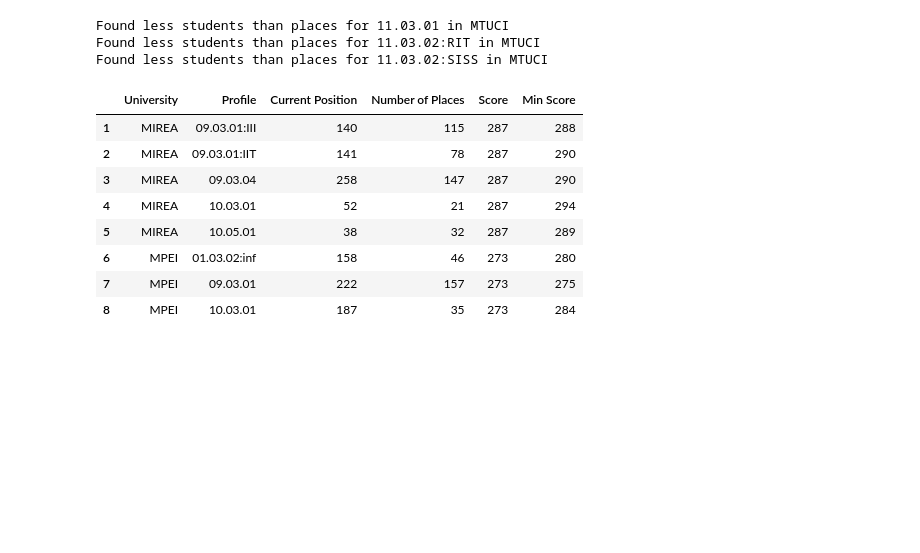
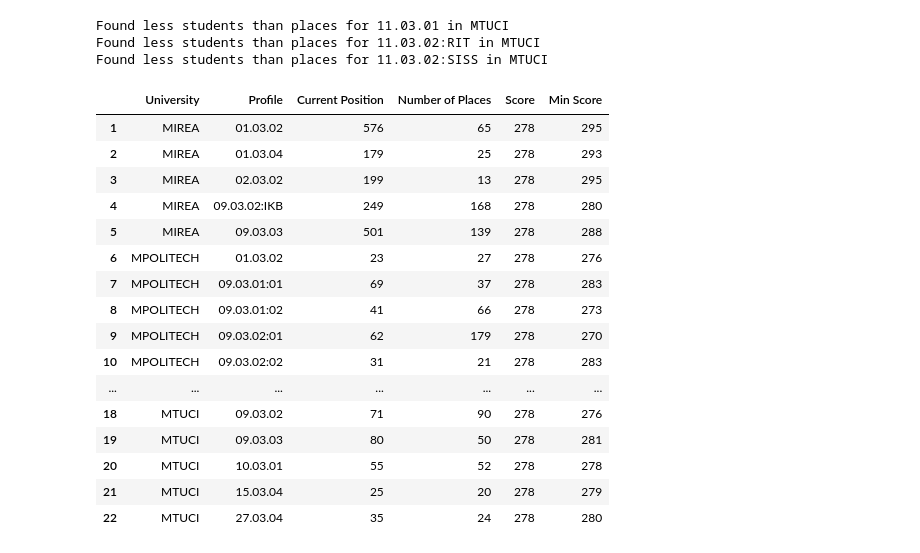
Before and after one commit to ValeriyKnyazhev/UniversityApplicationSystem, a Jupyter notebook: src/notebooks/Viewer.ipynb, the cells around one changed output. Saved outputs shown, nothing was run; the diff lists cells and outputs as text; code cells hidden in the pictures; blank space fills up the shorter version.

```diff
--- a/src/notebooks/Viewer.ipynb
+++ b/src/notebooks/Viewer.ipynb
@@ -193,16 +205,24 @@ system.show_agreements_statistics_by_universities_and_profiles()
-# %%
-system.show_current_situation_for(StudentId("142-312-839 24"))
-# %% [output]
-Found less students than places for 11.03.01 in MTUCI
-Found less students than places for 11.03.02:RIT in MTUCI
-Found less students than places for 11.03.02:SISS in MTUCI
-|  | University | Profile | Current Position | Number of Places | Score | Min Score |
-| 1 | MIREA | 09.03.01:III | 140 | 115 | 287 | 288 |
-| 2 | MIREA | 09.03.01:IIT | 141 | 78 | 287 | 290 |
-| 3 | MIREA | 09.03.04 | 258 | 147 | 287 | 290 |
-| 4 | MIREA | 10.03.01 | 52 | 21 | 287 | 294 |
-| 5 | MIREA | 10.05.01 | 38 | 32 | 287 | 289 |
-| 6 | MPEI | 01.03.02:inf | 158 | 46 | 273 | 280 |
-| 7 | MPEI | 09.03.01 | 222 | 157 | 273 | 275 |
-| 8 | MPEI | 10.03.01 | 187 | 35 | 273 | 284 |
+# %%
+system.show_current_situation_for(StudentId("185-597-938 50"))
+# %% [output]
+Found less students than places for 11.03.01 in MTUCI
+Found less students than places for 11.03.02:RIT in MTUCI
+Found less students than places for 11.03.02:SISS in MTUCI
+|  | University | Profile | Current Position | Number of Places | Score | Min Score |
+| 1 | MIREA | 01.03.02 | 576 | 65 | 278 | 295 |
+| 2 | MIREA | 01.03.04 | 179 | 25 | 278 | 293 |
+| 3 | MIREA | 02.03.02 | 199 | 13 | 278 | 295 |
+| 4 | MIREA | 09.03.02:IKB | 249 | 168 | 278 | 280 |
+| 5 | MIREA | 09.03.03 | 501 | 139 | 278 | 288 |
+| 6 | MPOLITECH | 01.03.02 | 23 | 27 | 278 | 276 |
+| 7 | MPOLITECH | 09.03.01:01 | 69 | 37 | 278 | 283 |
+| 8 | MPOLITECH | 09.03.01:02 | 41 | 66 | 278 | 273 |
+| 9 | MPOLITECH | 09.03.02:01 | 62 | 179 | 278 | 270 |
+| 10 | MPOLITECH | 09.03.02:02 | 31 | 21 | 278 | 283 |
+| ... | ... | ... | ... | ... | ... | ... |
+| 18 | MTUCI | 09.03.02 | 71 | 90 | 278 | 276 |
+| 19 | MTUCI | 09.03.03 | 80 | 50 | 278 | 281 |
+| 20 | MTUCI | 10.03.01 | 55 | 52 | 278 | 278 |
+| 21 | MTUCI | 15.03.04 | 25 | 20 | 278 | 279 |
+| 22 | MTUCI | 27.03.04 | 35 | 24 | 278 | 280 |
 # %%
```
Also changed, not shown: parts of 11 cells of this notebook, 17 other files.
